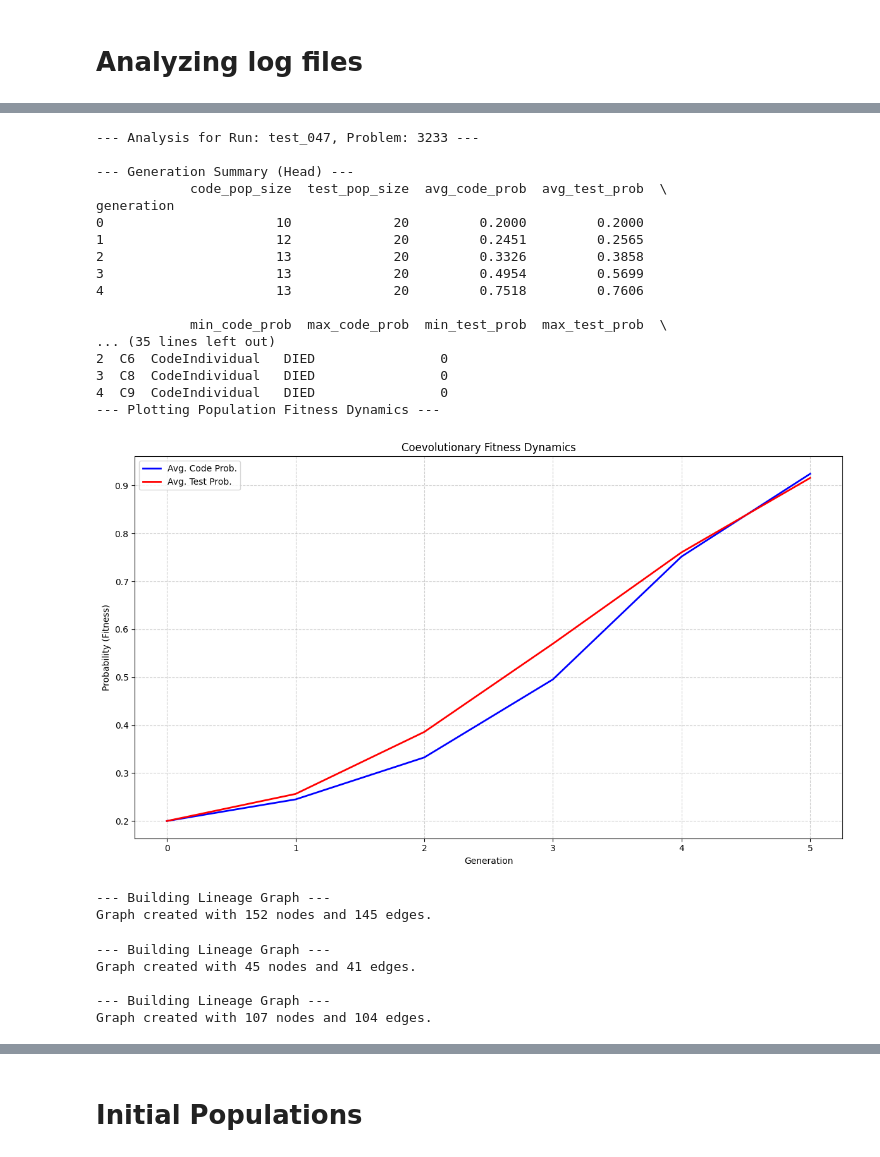
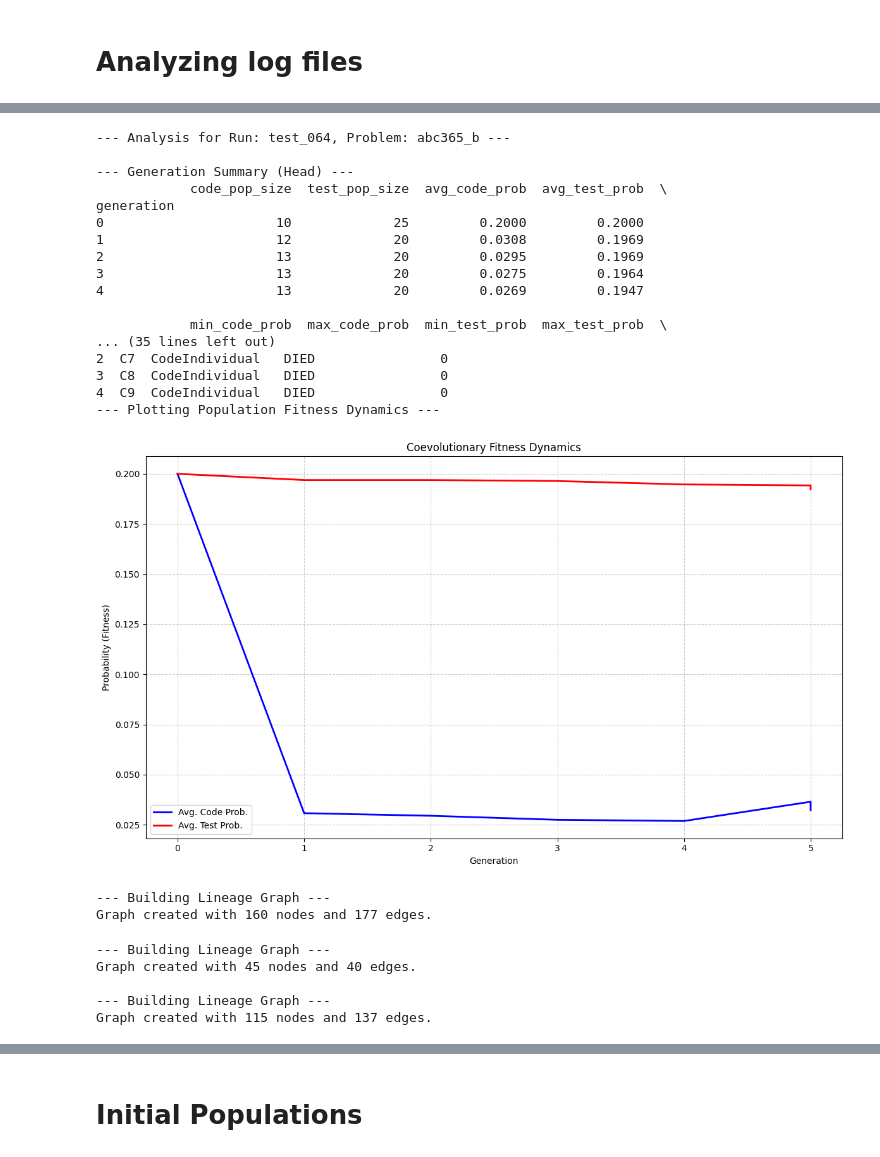
Before and after one commit to wso2-incubator/BACE, a Jupyter notebook: Experiments/notebooks/coevolution/gen_log_analyzer.ipynb, the cells around one changed output, grey strips where cells are left out. Cells and saved outputs as stored; diff of their text form; code cells hidden in the pictures.

```diff
--- a/Experiments/notebooks/coevolution/gen_log_analyzer.ipynb
+++ b/Experiments/notebooks/coevolution/gen_log_analyzer.ipynb
@@ -1370,10 +1370,10 @@ def plot_code_probability_progression(code_progression_df: pd.DataFrame):
 import sys
 
 
-LOG_FILE = '../../../logs/coevolution_run_20251119.log'
+LOG_FILE = '../../../logs/coevolution_run_20251120.log'
 
-RUN_TO_ANALYZE = 'test_047'
-PROBLEM_TO_ANALYZE = '3233'
+RUN_TO_ANALYZE = 'test_064'
+PROBLEM_TO_ANALYZE = 'abc365_b'
 
 logger.remove()
 logger.add(sys.stderr, level="DEBUG")
@@ -1448,23 +1448,23 @@ except Exception as e:
---- Analysis for Run: test_047, Problem: 3233 ---
+--- Analysis for Run: test_064, Problem: abc365_b ---
 
 --- Generation Summary (Head) ---
             code_pop_size  test_pop_size  avg_code_prob  avg_test_prob  \
 generation
-0                      10             20         0.2000         0.2000
-1                      12             20         0.2451         0.2565
-2                      13             20         0.3326         0.3858
-3                      13             20         0.4954         0.5699
-4                      13             20         0.7518         0.7606
+0                      10             25         0.2000         0.2000
+1                      12             20         0.0308         0.1969
+2                      13             20         0.0295         0.1969
+3                      13             20         0.0275         0.1964
+4                      13             20         0.0269         0.1947
 
             min_code_prob  max_code_prob  min_test_prob  max_test_prob  \
 ... (35 lines left out)
-2  C6  CodeIndividual   DIED                0
+2  C7  CodeIndividual   DIED                0
 3  C8  CodeIndividual   DIED                0
 4  C9  CodeIndividual   DIED                0
 --- Plotting Population Fitness Dynamics ---
-[figure, old version]
+[figure, new version]
 --- Building Lineage Graph ---
-Graph created with 152 nodes and 145 edges.
+Graph created with 160 nodes and 177 edges.
 # %%
 code_ind_df = ind_df[ind_df['type'] == 'CodeIndividual']
 test_ind_df = ind_df[ind_df['type'] == 'TestIndividual']
@@ -1472,10 +1472,10 @@ code_G = build_lineage_graph(code_ind_df)
 test_G = build_lineage_graph(test_ind_df)
 # %% [output]
 --- Building Lineage Graph ---
-Graph created with 45 nodes and 41 edges.
+Graph created with 45 nodes and 40 edges.
 
 --- Building Lineage Graph ---
-Graph created with 107 nodes and 104 edges.
+Graph created with 115 nodes and 137 edges.
 # %%
 visualize_lineage(code_G)
 visualize_lineage(test_G)
```
Also changed, not shown: parts of 12 cells of this notebook, 3 other files.
